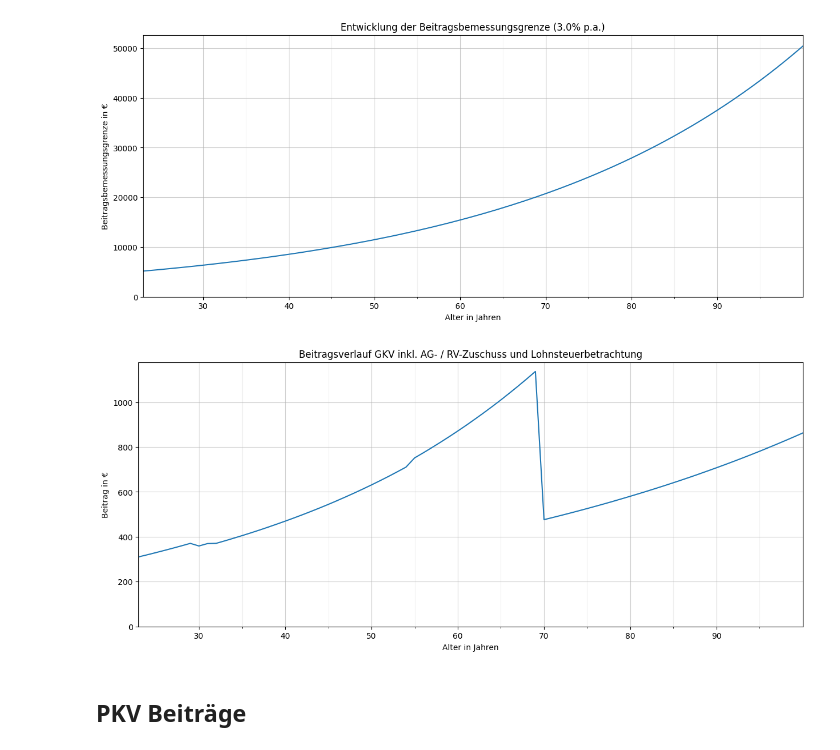
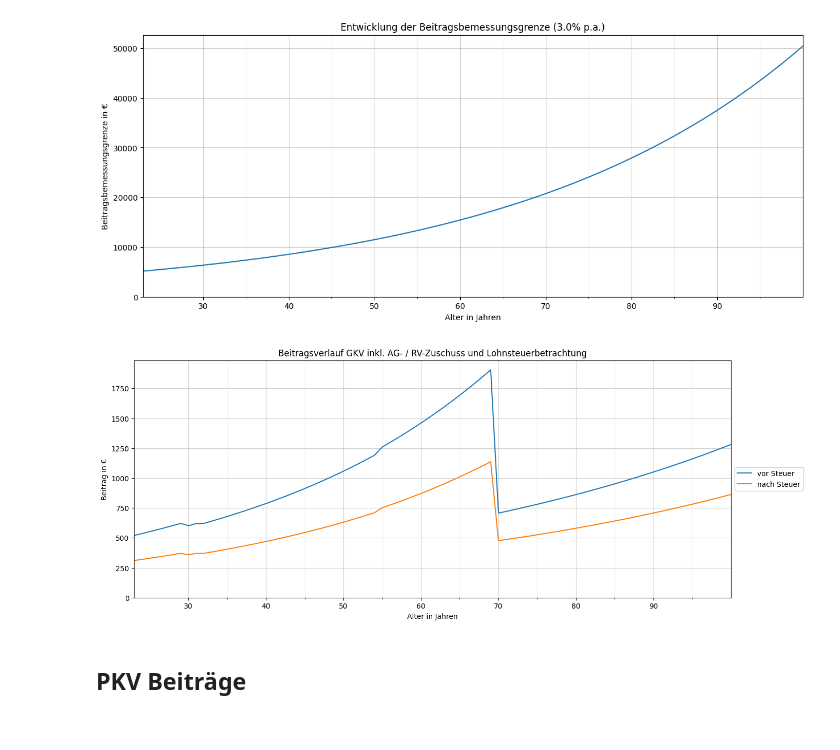
Before and after one commit to maxileith/pkv-kosten, a Jupyter notebook: notebook.ipynb, the cells around one changed output. Drawn from its saved outputs; the diff is of its cells as text; code cells hidden in the pictures.

```diff
--- a/notebook.ipynb
+++ b/notebook.ipynb
@@ -358,25 +358,27 @@ plt.show()
 # %%
 f, ax = plt.subplots(1)
 f.set_size_inches((15, 6))
 
-plt.plot(df['Alter'], df['GKV: Beitrag inkl. Zuschüsse inkl. LS'])
+plt.plot(df['Alter'], df['GKV: Beitrag inkl. Zuschüsse exkl. LS'], label='vor Steuer')
+plt.plot(df['Alter'], df['GKV: Beitrag inkl. Zuschüsse inkl. LS'], label='nach Steuer')
 
 ax.set_ylim(bottom=0)
 ax.set_xlim(left=EINTRITTSALTER)
 ax.set_xlim(right=ENDALTER)
 
 ax.set_title(f'Beitragsverlauf GKV inkl. AG- / RV-Zuschuss und Lohnsteuerbetrachtung')
 ax.set_xlabel('Alter in Jahren')
 ax.set_ylabel('Beitrag in €')
 
 ax.set_xticks(major_ticks)
 ax.set_xticks(minor_ticks, minor=True)
 ax.grid(which='minor', alpha=0.2)
 ax.grid(which='major', alpha=0.6)
 
+plt.legend(loc='center left', bbox_to_anchor=(1, 0.5))
 plt.show()
 # %% [output]
-[figure, old version]
+[figure, new version]
 # %% [markdown]
 ## PKV Beiträge
 # %%
```
Also changed, not shown: 2 other files.
